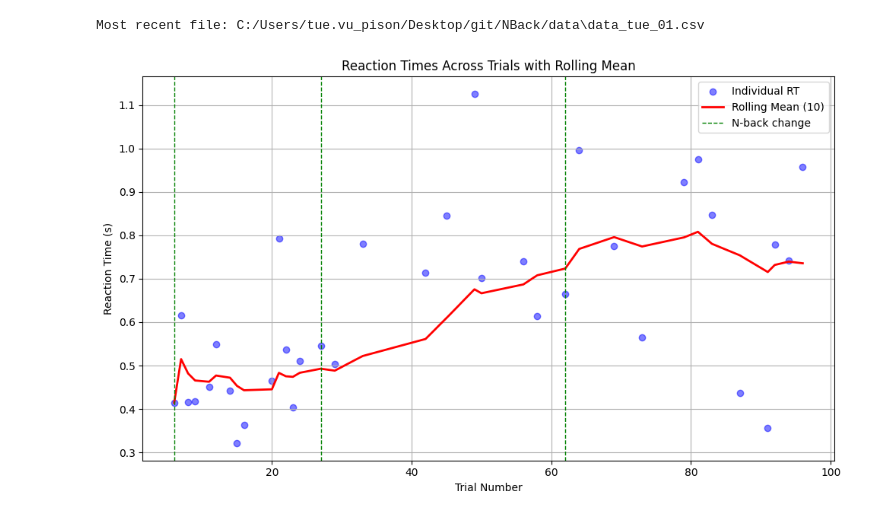
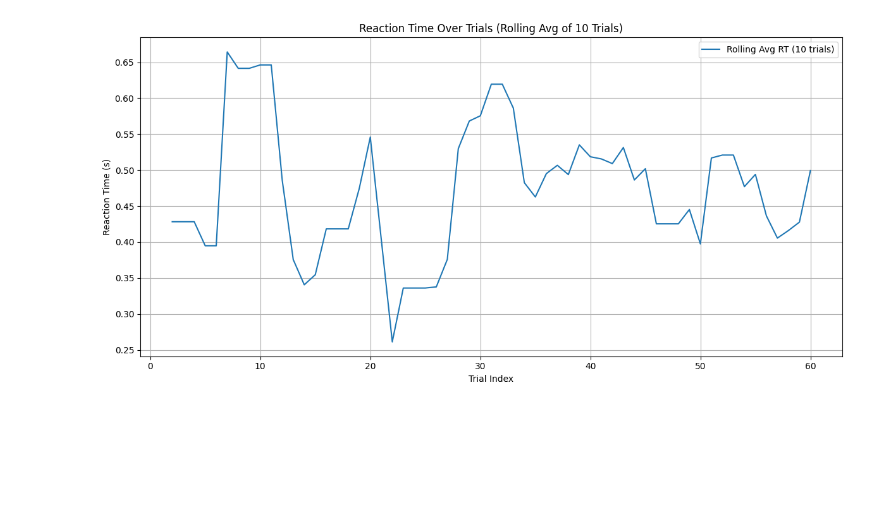
Before and after one commit to pisontechnology/dataops_tools, a Jupyter notebook: pison_nback/score_nback.ipynb, the cells around one changed output. Drawn from its saved outputs; the diff is of its cells as text; code cells hidden in the pictures; blank space fills up the shorter version.

Commit message:
lots of features for nback test

```diff
--- a/pison_nback/score_nback.ipynb
+++ b/pison_nback/score_nback.ipynb
@@ -60,17 +0,0 @@ def plot_nback_data(csv_file, rolling_window=5):
-# %%
-import glob
-import os
-
-directory = "C:/Users/tue.vu_pison/Desktop/git/NBack/data/"
-pattern = "*.csv"
-files = glob.glob(os.path.join(directory, pattern))
-
-if files:
-    most_recent_file = max(files, key=os.path.getmtime)
-    print("Most recent file:", most_recent_file)
-    plot_nback_data(most_recent_file, rolling_window=10)
-else:
-    print("No files found matching the pattern.")
-# %% [output]
-Most recent file: C:/Users/tue.vu_pison/Desktop/git/NBack/data\data_tue_01.csv
-[figure, removed]
@@ -76,0 +308,4 @@ Most recent file: C:/Users/tue.vu_pison/Desktop/git/NBack/data\data_tue_01.csv
+# %%
+plot_reaction_time_over_trials("C:/Users/tue.vu_pison/Desktop/git/dataops_tools/pison_nback/data/tue/data_tue_1_nback2_speed5_2025-01-30_16-01-51.csv")
+# %% [output]
+[figure, added]
```
Also changed, not shown: parts of 2 cells of this notebook, 3 other files.
